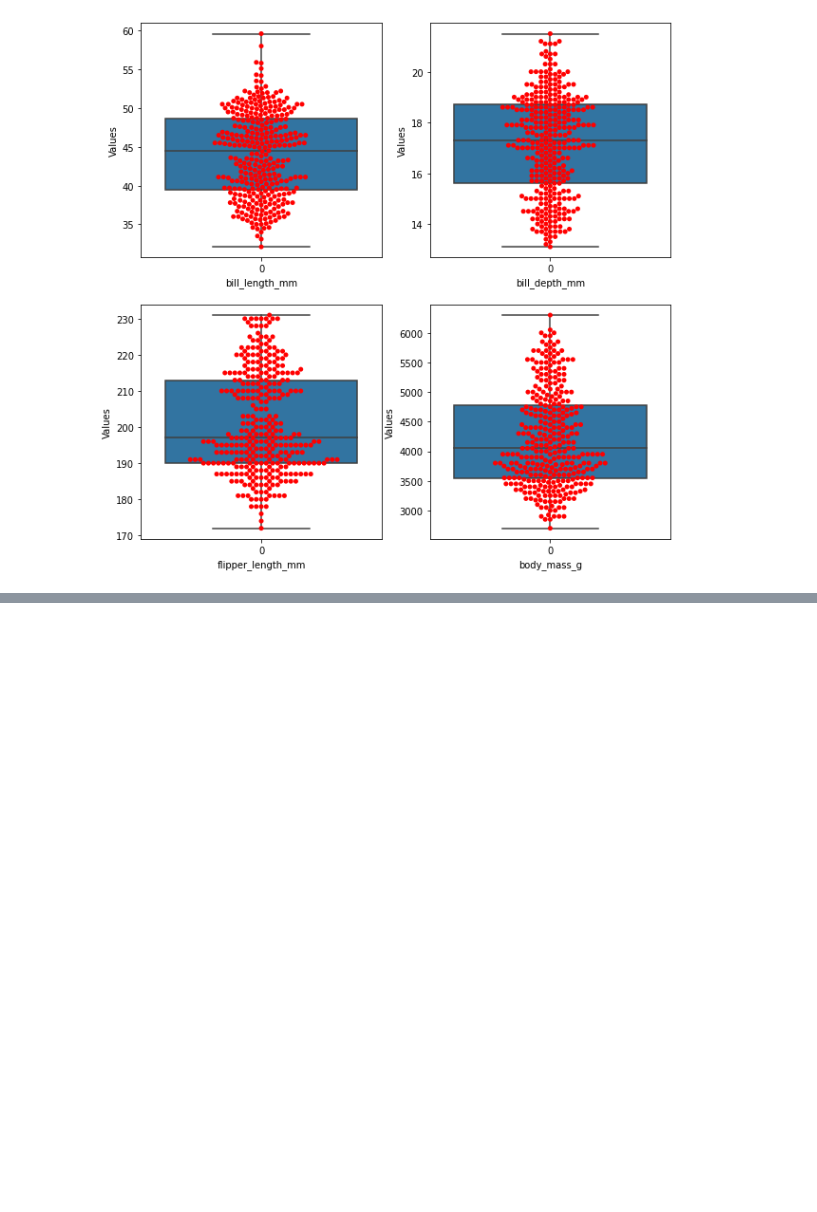
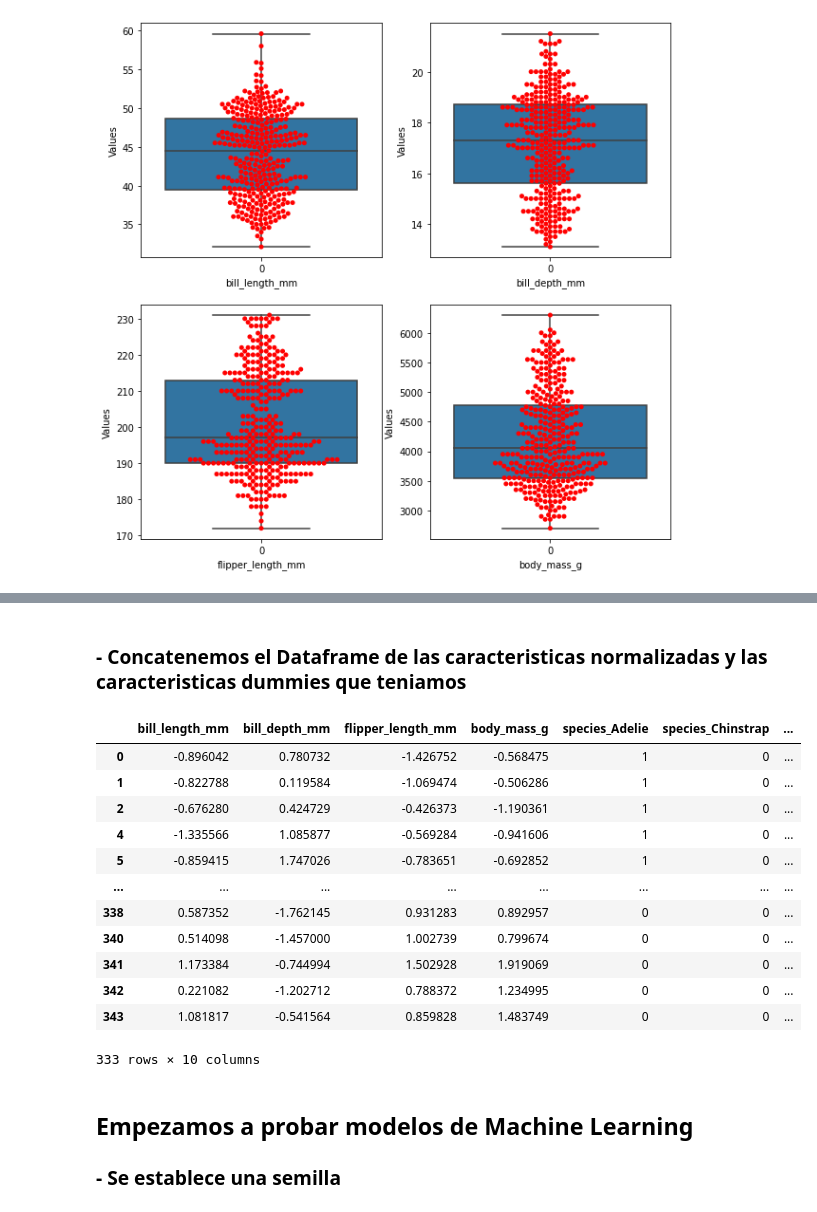
Before and after one commit to hecescam/IA3, a Jupyter notebook: ML_Exercises.ipynb, the cells around one changed output, grey strips where cells are left out. Cells and saved outputs as stored; diff of their text form; code cells hidden in the pictures; blank space fills up the shorter version.

```diff
--- a/ML_Exercises.ipynb
+++ b/ML_Exercises.ipynb
@@ -240,0 +250,3 @@ plt.show()
+# %%
+scaled_features = StandardScaler().fit_transform(X.iloc[:,0:4])
+scaled_features
@@ -240,0 +263,3 @@ plt.show()
+# %%
+scaled_features_df = pd.DataFrame(scaled_features, index=X.iloc[:,0:4].index, columns=X.iloc[:,0:4].columns)
+scaled_features_df
@@ -240,0 +280,22 @@ plt.show()
+# %% [markdown]
+### - Concatenemos el Dataframe de las caracteristicas normalizadas y las caracteristicas dummies que teniamos
+# %%
+X_normalize=pd.concat([scaled_features_df,X.iloc[:,4:]], axis=1)
+X_normalize
+# %% [output]
+|  | bill_length_mm | bill_depth_mm | flipper_length_mm | body_mass_g | species_Adelie | species_Chinstrap | ... |
+| 0 | -0.896042 | 0.780732 | -1.426752 | -0.568475 | 1 | 0 | ... |
+| 1 | -0.822788 | 0.119584 | -1.069474 | -0.506286 | 1 | 0 | ... |
+| 2 | -0.676280 | 0.424729 | -0.426373 | -1.190361 | 1 | 0 | ... |
+| 4 | -1.335566 | 1.085877 | -0.569284 | -0.941606 | 1 | 0 | ... |
+| 5 | -0.859415 | 1.747026 | -0.783651 | -0.692852 | 1 | 0 | ... |
+| ... | ... | ... | ... | ... | ... | ... | ... |
+| 338 | 0.587352 | -1.762145 | 0.931283 | 0.892957 | 0 | 0 | ... |
+| 340 | 0.514098 | -1.457000 | 1.002739 | 0.799674 | 0 | 0 | ... |
+| 341 | 1.173384 | -0.744994 | 1.502928 | 1.919069 | 0 | 0 | ... |
+| 342 | 0.221082 | -1.202712 | 0.788372 | 1.234995 | 0 | 0 | ... |
+| 343 | 1.081817 | -0.541564 | 0.859828 | 1.483749 | 0 | 0 | ... |
+333 rows × 10 columns
+# %% [markdown]
+## Empezamos a probar modelos de Machine Learning
+### - Se establece una semilla
```
Also changed, not shown: parts of 19 cells of this notebook.
